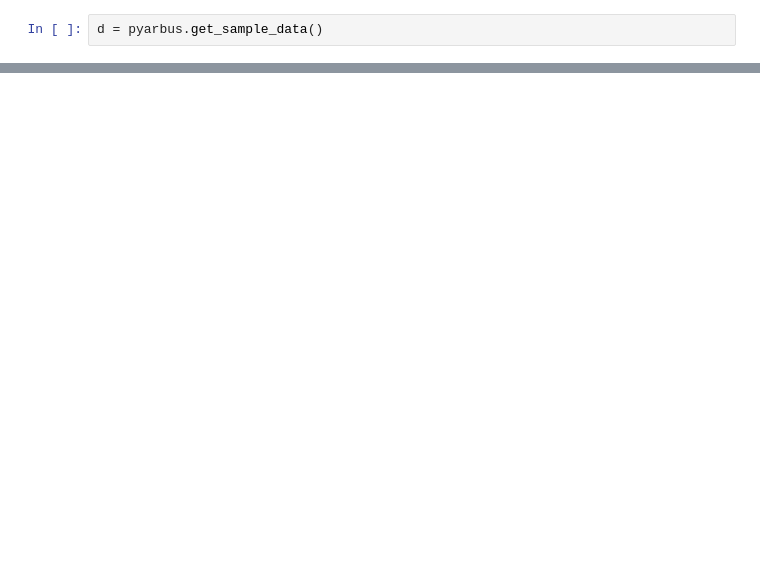
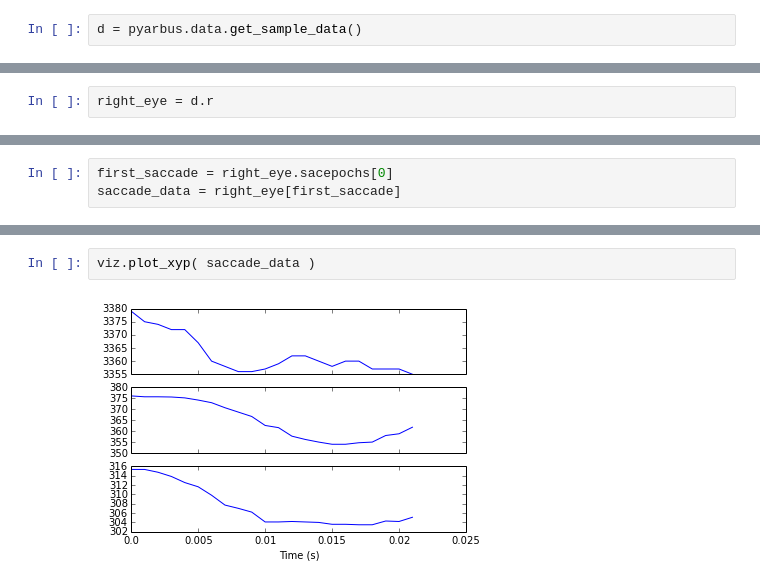
Before and after one commit to ivanov/pyarbus, a Jupyter notebook: docs/examples/simple example.ipynb, the cells around one changed output, grey strips where cells are left out. Saved outputs shown, nothing was run; the diff lists cells and outputs as text; blank space fills up the shorter version.

```diff
--- a/docs/examples/simple example.ipynb
+++ b/docs/examples/simple example.ipynb
@@ -7,3 +27,3 @@ import pyarbus
 # %%
-d = pyarbus.get_sample_data()
+d = pyarbus.data.get_sample_data()
 # %% [output]
@@ -14,0 +32,2 @@ NameError: name 'd' is not defined
+# %%
+right_eye = d.r
@@ -14,0 +46,3 @@ NameError: name 'd' is not defined
+# %%
+first_saccade = right_eye.sacepochs[0]
+saccade_data = right_eye[first_saccade]
@@ -14,0 +58,4 @@ NameError: name 'd' is not defined
+# %%
+viz.plot_xyp( saccade_data )
+# %% [output]
+[figure, added]
```
Also changed, not shown: parts of 14 cells of this notebook.
